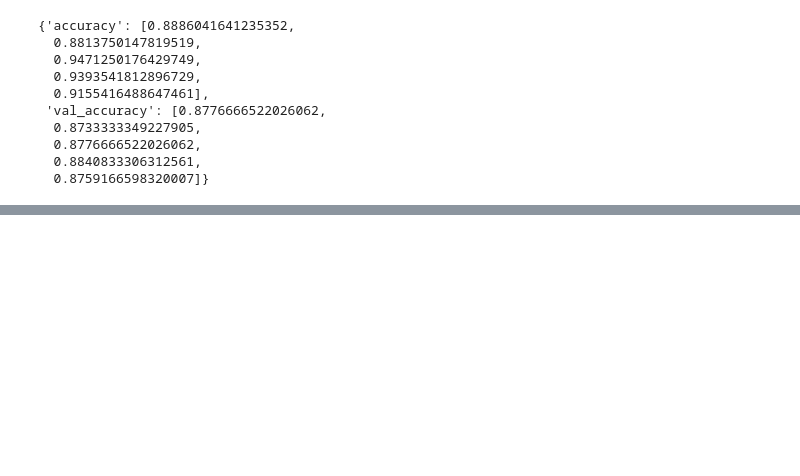
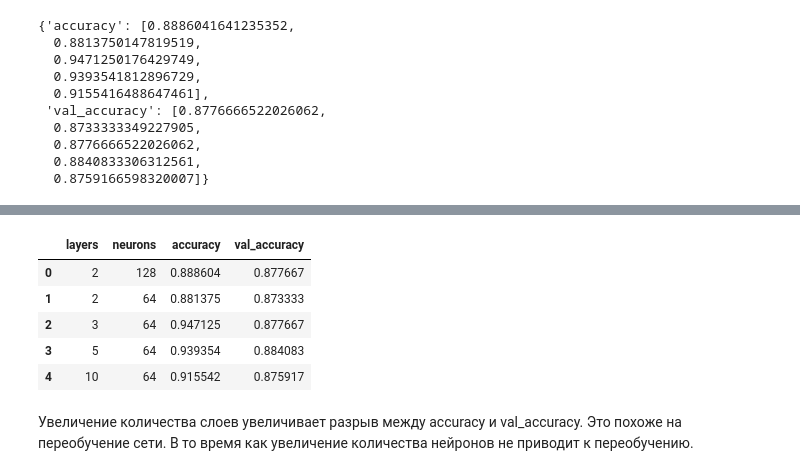
Before and after one commit to rabenkralle/Neural_network, a Jupyter notebook: lesson_2/HW2.ipynb, the cells around one changed output, grey strips where cells are left out. Cells and saved outputs as stored; diff of their text form; code cells hidden in the pictures; blank space fills up the shorter version.

```diff
--- a/lesson_2/HW2.ipynb
+++ b/lesson_2/HW2.ipynb
@@ -457,0 +507,12 @@ hh_t
+# %%
+df = pd.DataFrame(hh_d)
+df
+# %% [output]
+|  | layers | neurons | accuracy | val_accuracy |
+| 0 | 2 | 128 | 0.888604 | 0.877667 |
+| 1 | 2 | 64 | 0.881375 | 0.873333 |
+| 2 | 3 | 64 | 0.947125 | 0.877667 |
+| 3 | 5 | 64 | 0.939354 | 0.884083 |
+| 4 | 10 | 64 | 0.915542 | 0.875917 |
+# %% [markdown]
+Увеличение количества слоев увеличивает разрыв между accuracy и val_accuracy. Это похоже на переобучение сети. В то время как увеличение количества нейронов не приводит к переобучению.
```
Also changed, not shown: parts of 9 cells of this notebook.
